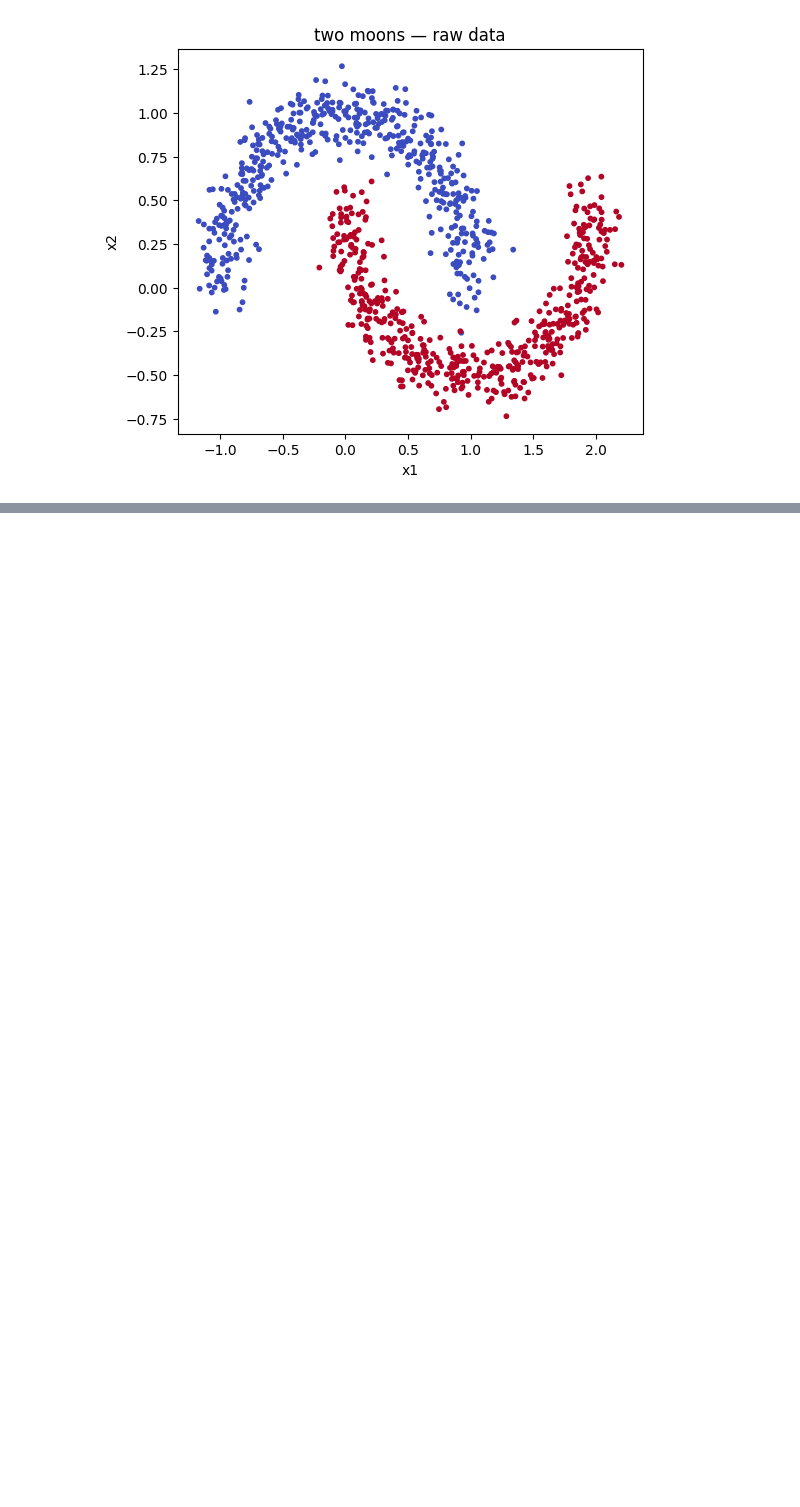
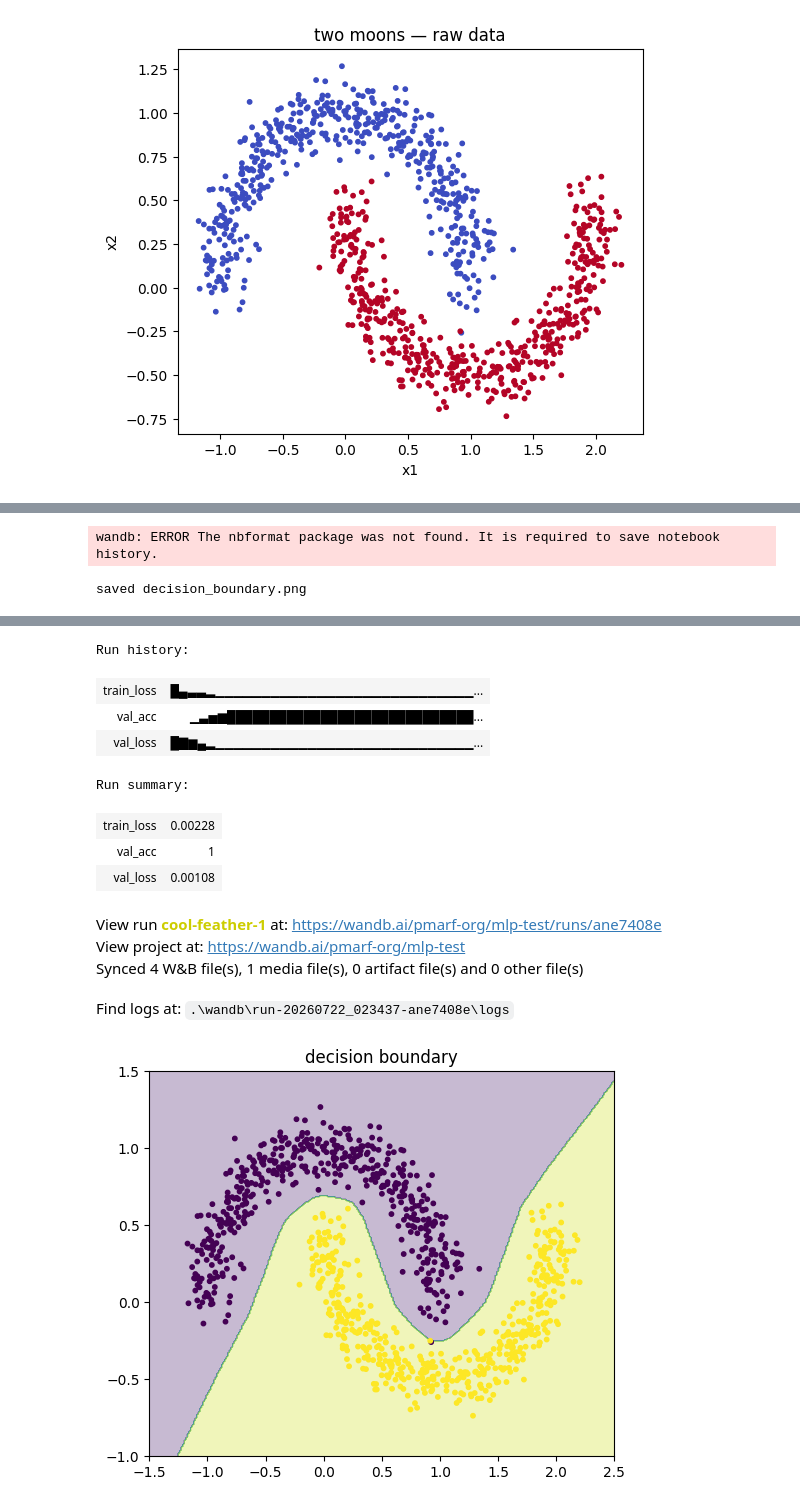
Before and after one commit to sourcherryscones/micrograd, a Jupyter notebook: test_torch.ipynb, the cells around one changed output, grey strips where cells are left out. Drawn from its saved outputs; the diff is of its cells as text; code cells hidden in the pictures; blank space fills up the shorter version.

Commit message:
made a curvy lookin decision boundary woohoo!

```diff
--- a/test_torch.ipynb
+++ b/test_torch.ipynb
@@ -59,0 +99,26 @@ model = MLP()
+# %%
+# the actual training!! insert kung fu panda quote idk
+
+for i in range(200):
+    model.train() # tells us we are Training?? useless rn it seems
+    optimizer.zero_grad() # ok yes do this before u call backwards to clear the old gradients
+    all_the_preds = model(X_tr) #  feed the entirety of the training set to the model
+    L = lossfunc(all_the_preds, y_tr) # aggregated badness of model
+    L.backward() # backprop!
+    optimizer.step() # weight update based on grads
+
+    model.eval() # ok so now we are NOT training because we just want to see how bad the model is doing on the test set as of this moment?
+    with torch.no_grad(): # no wasted space keeping track of gradients!
+        val_preds = model(X_val)
+        L_val = lossfunc(val_preds, y_val)
+        val_accuracy = (val_preds.argmax(1) == y_val).float().mean()
+        # the argmax bit is because we dont actually gaf about the continuous probability so we can afford to just take the highest pre-sigmoid output!
+        # taking the mean across all validation examples (X_v, y_v) tells us the accuracy (correct/total), again because y can only take on 0 or 1
+
+    wandb.log({
+        "train_loss": L.item(),
+        "val_loss": L_val.item(),
+        "val_acc": val_accuracy.item()
+    })
+    if i % 20 == 0:
+        print(f"epoch {i:3d} | train {L.item():.3f} | val {L_val.item():.3f} | acc {val_accuracy.item():.3f}")
@@ -59,0 +136,19 @@ model = MLP()
+# %%
+# yay now we visualize!!
+
+xx, yy = np.meshgrid(np.linspace(-1.5, 2.5, 300), np.linspace(-1.0, 1.5, 300)) # define x and y axes
+grid = torch.tensor(np.c_[xx.ravel(), yy.ravel()], dtype=torch.float32) # make a grid!!
+with torch.no_grad():
+    preds = model(grid).argmax(1).numpy().reshape(xx.shape) # run the model on the entire grid of data (all possible (x,y) in the grid are the set of Xes))
+
+plt.figure(figsize=(6, 5))
+plt.contourf(xx, yy, preds, alpha=0.3) # this is the decision boundary!!
+plt.scatter(X[:, 0], X[:, 1], c=y, s=10)
+plt.title("decision boundary")
+plt.savefig("decision_boundary.png", dpi=120, bbox_inches="tight")
+wandb.log({"decision_boundary": wandb.Image("decision_boundary.png")})
+print("saved decision_boundary.png")
+wandb.finish()
+# %% [output]
+wandb: ERROR The nbformat package was not found. It is required to save notebook history.
+saved decision_boundary.png
@@ -59,0 +156,13 @@ model = MLP()
+Run history:
+| train_loss | █▄▃▃▂▁▁▁▁▁▁▁▁▁▁▁▁▁▁▁▁▁▁▁▁▁▁▁▁▁▁▁▁... |
+| val_acc | ▁▃▅▆█████████████████████████████... |
+| val_loss | █▇▆▄▂▁▁▁▁▁▁▁▁▁▁▁▁▁▁▁▁▁▁▁▁▁▁▁▁▁▁▁▁... |
+Run summary:
+| train_loss | 0.00228 |
+| val_acc | 1 |
+| val_loss | 0.00108 |
+View run cool-feather-1 at: https://wandb.ai/pmarf-org/mlp-test/runs/ane7408e
+View project at: https://wandb.ai/pmarf-org/mlp-test
+Synced 4 W&B file(s), 1 media file(s), 0 artifact file(s) and 0 other file(s)
+Find logs at: .\wandb\run-20260722_023437-ane7408e\logs
+[figure, added]
```
Also changed, not shown: parts of 4 cells of this notebook, 2 other files.
